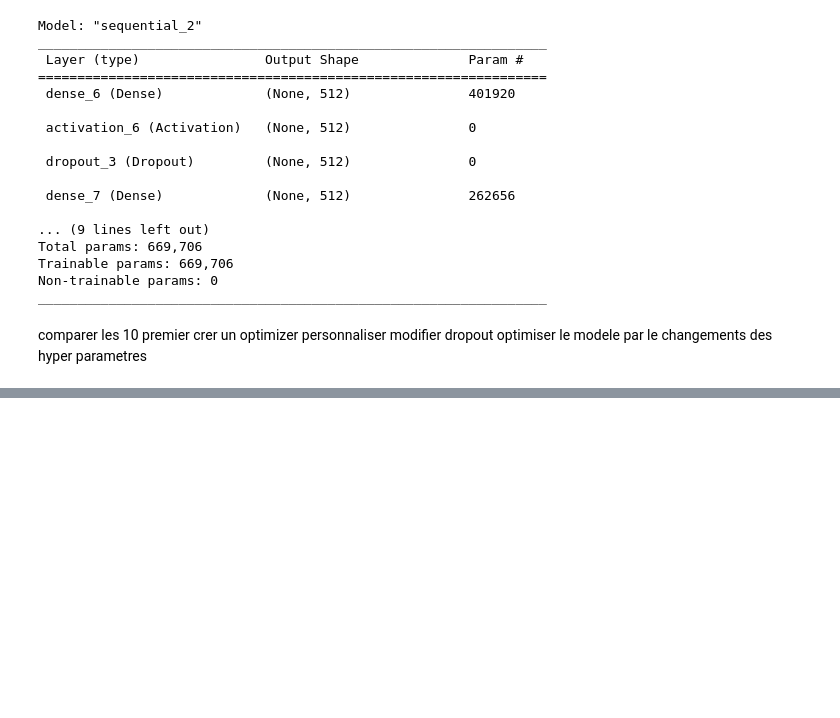
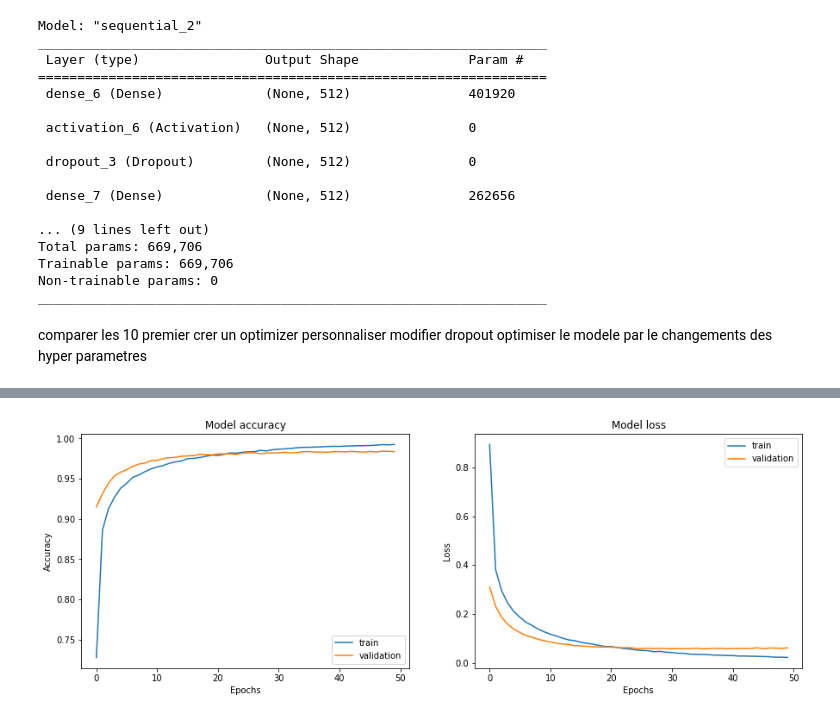
Before and after one commit to aws3ma/deep-learning, a Jupyter notebook: Atelier_2.ipynb, the cells around one changed output, grey strips where cells are left out. Saved outputs shown, nothing was run; the diff lists cells and outputs as text; code cells hidden in the pictures; blank space fills up the shorter version.

Commit message:
add two functions to plot matrix, loss and accuracy

```diff
--- a/Atelier_2.ipynb
+++ b/Atelier_2.ipynb
@@ -10,2 +25,20 @@ from keras.datasets import mnist
+# %%
+def plot_accuracy_and_loss(history):
+  import matplotlib.pyplot as plt
+  fig, (ax1,ax2) = plt.subplots(nrows=1, ncols=2, figsize=(15, 5))
+  ax1.plot(history.history['accuracy'])
+  ax1.plot(history.history['val_accuracy'])
+  ax1.set_title("Model accuracy")
+  ax1.set_ylabel("Accuracy")
+  ax1.set_xlabel("Epochs")
+  ax1.legend(['train','validation'],loc='lower right')
+
+  ax2.plot(history.history['loss'])
+  ax2.plot(history.history['val_loss'])
+  ax2.set_title("Model loss")
+  ax2.set_ylabel("Loss")
+  ax2.set_xlabel("Epochs")
+  ax2.legend(['train','validation'],loc='upper right')
+  fig.show()
 # %%
 (x_train,y_train),(x_test,y_test)= mnist.load_data()
@@ -207,3 +235,21 @@ comparer les 10 premier
 crer un optimizer personnaliser
 modifier dropout
 optimiser le modele par le changements des hyper parametres
+# %%
+model2=Sequential()
+model2.add(Dense(512, input_shape=(784,)))
+model2.add(Activation('relu'))
+model2.add(Dropout(0.5))
+model2.add(Dense(512))
+model2.add(Activation('relu'))
+model2.add(Dropout(0.5))
+model2.add(Dense(10))
+model2.add(Activation('softmax'))
+adam=tf.keras.optimizers.Adam(learning_rate=0.0001)
+model2.compile(loss='categorical_crossentropy', metrics=['accuracy'], optimizer=adam)
+# %%
+history2 = model2.fit(x_train, y_train,
+                    batch_size=128,
+                    epochs=50,
+                    verbose=2,
+                    validation_data=(x_test, y_test))
@@ -209,0 +279,4 @@ optimiser le modele par le changements des hyper parametres
+# %%
+plot_accuracy_and_loss(history2)
+# %% [output]
+[figure, added]
```
Also changed, not shown: parts of 8 cells of this notebook.
